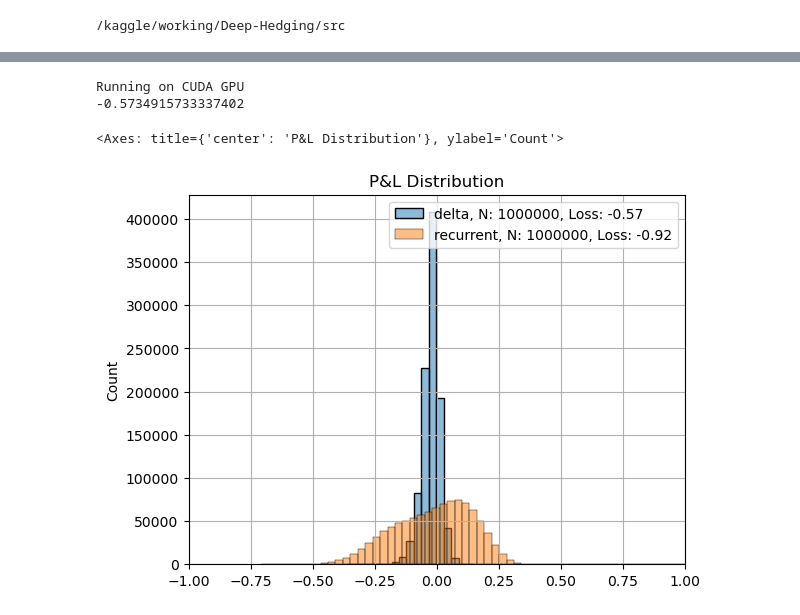
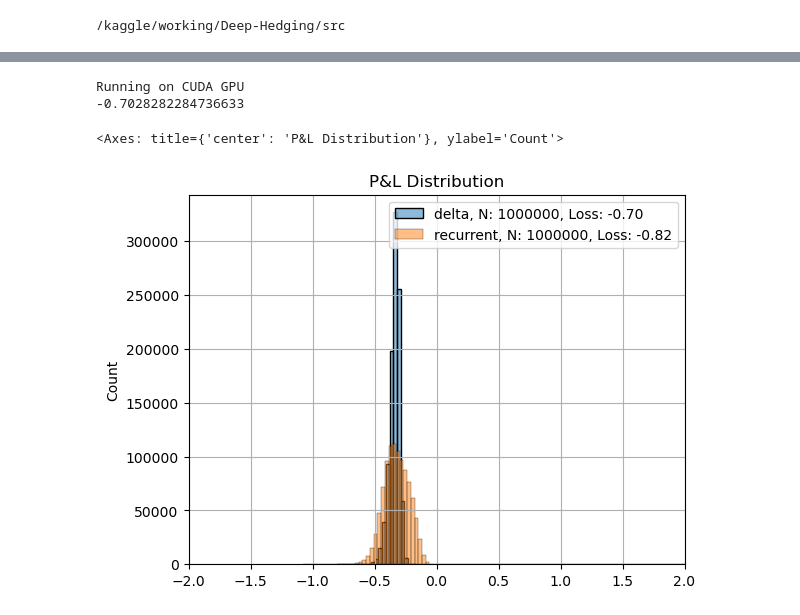
Before and after one commit to appie-mathematics/Deep-Hedging, a Jupyter notebook: Kaggle.ipynb, the cells around one changed output, grey strips where cells are left out. Drawn from its saved outputs; the diff is of its cells as text; code cells hidden in the pictures.

```diff
--- a/Kaggle.ipynb
+++ b/Kaggle.ipynb
@@ -71,15 +72,15 @@ stock = GeometricBrownianStock(S0, drift, volatility)
 contingent_claim: Claim = BSCall(stock, S0, T, drift, volatility)
 hedging_instruments: List[Instrument] = [stock]
 
-criterion: torch.nn.Module = RiskMeasures.WorstCase()
-prop_cost = 0.01
-cost_function: CostFunction = PorportionalCost(prop_cost)
+criterion: torch.nn.Module = RiskMeasures.TailValue(.01)
+prop_cost = 0.02
+cost_function: CostFunction = PorportionalCost(prop_cost) + FixedCost(0.01)
 
-epochs = 200
-paths = int(2e6)
-h_dim = 15
+epochs = 100
+paths = int(1e6)
+h_dim = 30
 
-verbose = T
+verbose = True
 animate = False
 save = True
 n = 10
@@ -113,8 +100,8 @@ res = recurrent_runner.run(contingent_claim, hedging_instruments, criterion, T,
 print(res)
 
 output_folder = "/kaggle/working"
-filename = f"{output_folder}/{recurrent_runner.agent_type}_hd_{h_dim}_e_{epochs}_p_{paths}_s_{seed}_pc_{prop_cost: .1f}"
+filename = f"{output_folder}/{recurrent_runner.agent_type}_hd_{h_dim}_e_{epochs}_p_{paths}_s_{seed}_pc_{prop_cost: .2f}"
 recurrent_runner.plot_runner(animate=animate, save=save, file_prefix=filename, n=n)
-plot_dists([simple_runner, recurrent_runner], save=save, file_prefix=filename, x_lim=1)
+#plot_dists([simple_runner, recurrent_runner], save=save, file_prefix=filename+"sr", x_lim=1)
 # %% [output]
 Running on CUDA GPU
@@ -133,13 +120,13 @@ Epoch: 10, Loss:  9.27
 # %%
 # Exp 3 Compare with delta hedge
 
 stock_params = [S0, T, drift, volatility] #strike, expiry, rate, volatility
 delta_runner = SimpleRunner("delta")
 res = delta_runner.run(contingent_claim, hedging_instruments, criterion, T, step_interest_rate, epochs, paths, verbose, cost_function, extra_params=stock_params)
 print(res)
-plot_dists([delta_runner, recurrent_runner], save=save, file_prefix=filename, x_lim=1)
+plot_dists([delta_runner, recurrent_runner], save=save, file_prefix=filename, x_lim=2)
 # %% [output]
 Running on CUDA GPU
--0.5734915733337402
+-0.7028282284736633
 <Axes: title={'center': 'P&L Distribution'}, ylabel='Count'>
-[figure, old version]
+[figure, new version]
```
Also changed, not shown: parts of 5 cells of this notebook.
